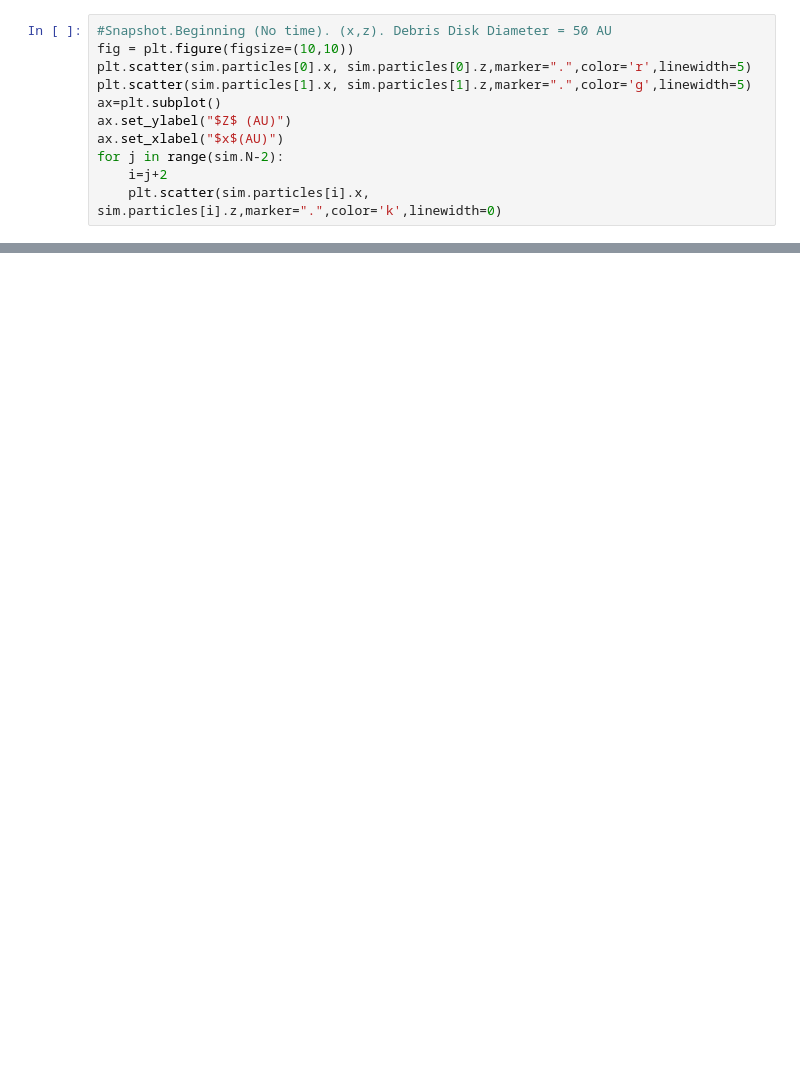
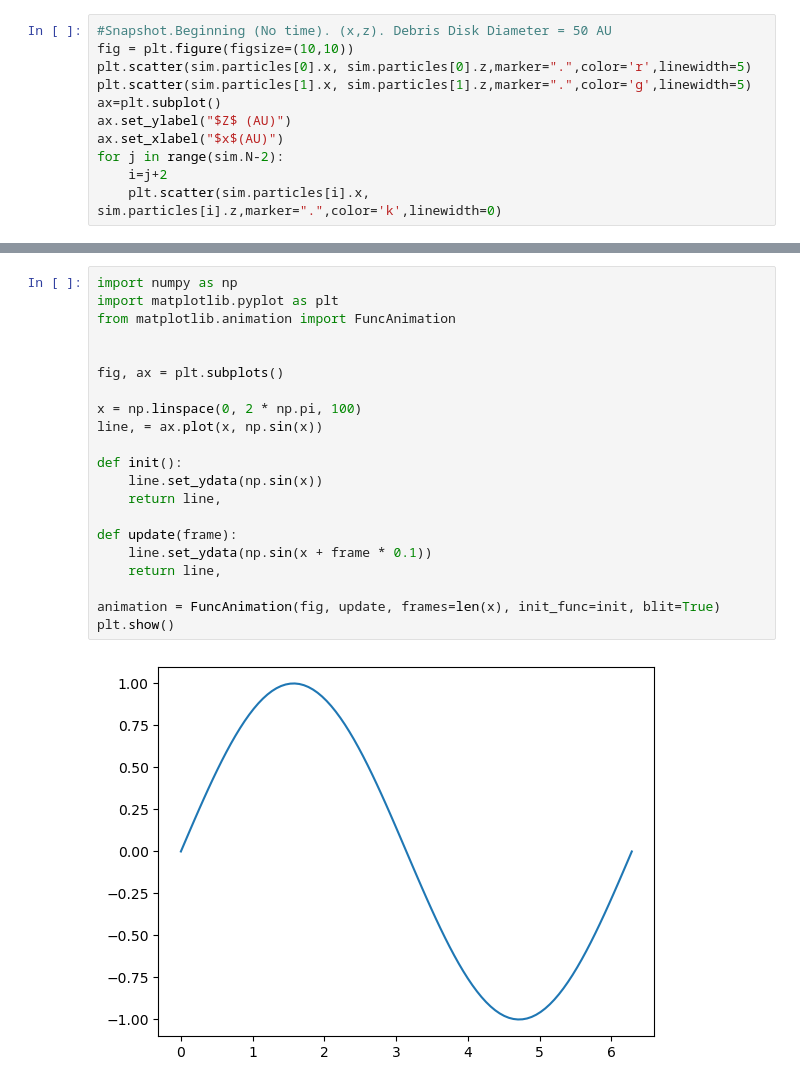
Before and after one commit to tigerchenlu98/rebound, a Jupyter notebook: ipython_examples/Jeremiah_new.ipynb, the cells around one changed output, grey strips where cells are left out. Cells and saved outputs as stored; diff of their text form; blank space fills up the shorter version.

```diff
--- a/ipython_examples/Jeremiah_new.ipynb
+++ b/ipython_examples/Jeremiah_new.ipynb
@@ -229,0 +291,23 @@ for axi in ax.ravel():
+# %%
+import numpy as np
+import matplotlib.pyplot as plt
+from matplotlib.animation import FuncAnimation
+
+
+fig, ax = plt.subplots()
+
+x = np.linspace(0, 2 * np.pi, 100)
+line, = ax.plot(x, np.sin(x))
+
+def init():
+    line.set_ydata(np.sin(x))
+    return line,
+
+def update(frame):
+    line.set_ydata(np.sin(x + frame * 0.1))
+    return line,
+
+animation = FuncAnimation(fig, update, frames=len(x), init_func=init, blit=True)
+plt.show()
+# %% [output]
+[figure, added]
```
Also changed, not shown: parts of 8 cells of this notebook.
